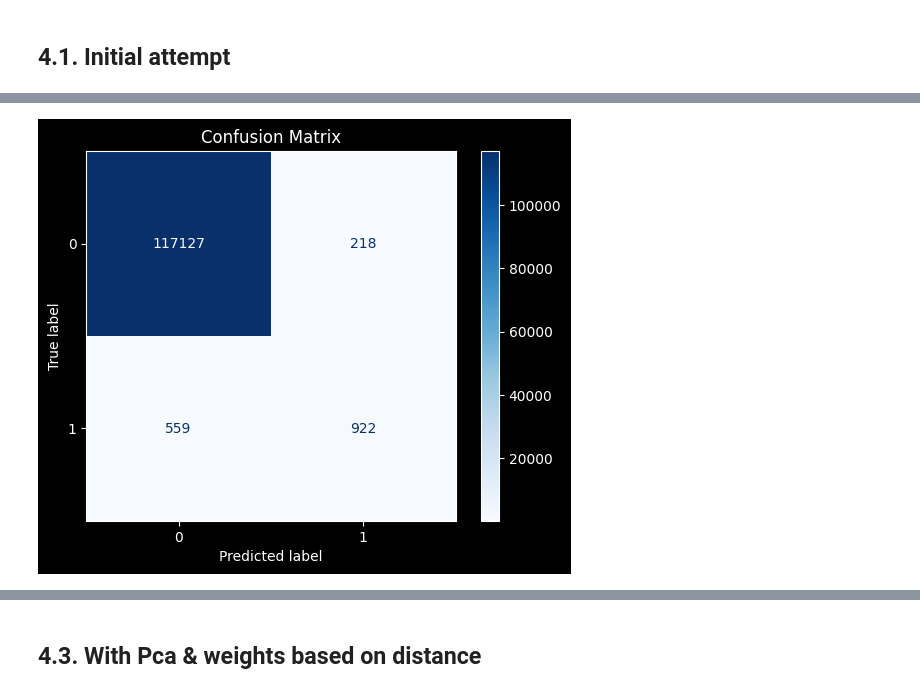
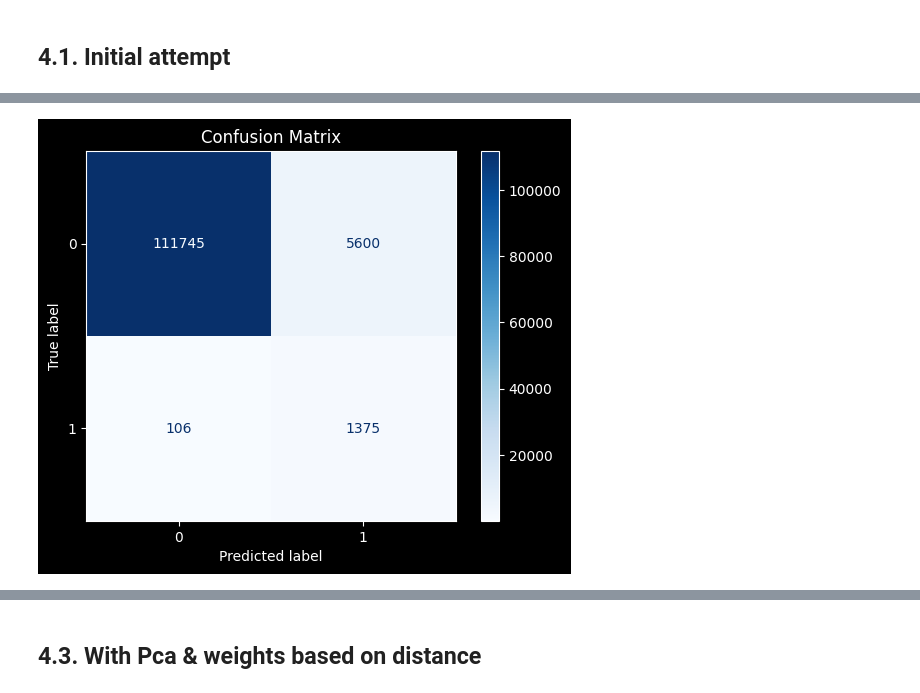
Before and after one commit to koutsompinask/MSC, a Jupyter notebook: semester B/Python/assignment/classification.ipynb, the cells around one changed output, grey strips where cells are left out. Cells and saved outputs as stored; diff of their text form; code cells hidden in the pictures.

Commit message:
python classification, using smote, much better

```diff
--- a/semester B/Python/assignment/classification.ipynb
+++ b/semester B/Python/assignment/classification.ipynb
@@ -241,27 +244,6 @@ X = MaxAbsScaler().fit_transform(X.astype(float))
 # Split the data into train, validation, and test sets
 X_train, X_temp, y_train, y_temp = train_test_split(X, y, test_size=0.4, random_state=42)
 X_valid, X_test, y_valid, y_test = train_test_split(X_temp, y_temp, test_size=0.5, random_state=42)
+
+# Apply SMOTE to the training data
+X_train, y_train = SMOTE(random_state=42).fit_resample(X_train, y_train)
-# %%
-recall_dict = {}
-# Check if the file exists
-if os.path.exists('results/recall_dict.csv'):
-    # Load recall dict from file
-    recall_dict = pd.read_csv('results/recall_dict.csv')
-    recall_dict = recall_dict.set_index('k').to_dict()['recall']
-    recall_dict = {int(k): v for k, v in recall_dict.items()}
-# %%
-if len(recall_dict) == 0:
-    # Loop over different values of k
-    for k in range(2, 21):
-        start_time = time.time()
-        # Setup a k-NN Classifier with k neighbors: knn
-        knn_clf = KNeighborsClassifier(n_neighbors=k)
-
-        # Fit the classifier to the training data
-        knn_clf.fit(X_train, y_train)
-
-        #Compute recall on the test set
-        recall_dict[k] = recall_score(y_valid, knn_clf.predict(X_valid))
-        elapsed_time = time.time() - start_time
-        print(f"Recall for k={k}: {recall_dict[k]} Elapsed time: {elapsed_time:.2f} seconds")
-        #write the recall dict to file
@@ -289,0 +298,3 @@ recall_df.sort_values(by='recall', ascending=False)
+# %%
+recall_df = findBestKBasedOnRecall('results/recall_dict_basic.csv', X_train, y_train, X_valid, y_valid)
+recall_df
@@ -290,19 +339,20 @@ recall_df.sort_values(by='recall', ascending=False)
 # %%
-k = 3  # Number of neighbours
+# get the best k value
+k = recall_df.index[0]  # Number of neighbours
 
 # name that we gave to the "algo" instance
 neighbours_clf = KNeighborsClassifier(n_neighbors=k)
 # Fit the model on the training set
 neighbours_clf.fit(X_train, y_train)
 
 #show results on the test set
 confMat = confusion_matrix(y_test, neighbours_clf.predict(X_test))
 confusion_matrix_display = ConfusionMatrixDisplay(confMat, display_labels=neighbours_clf.classes_)
 confusion_matrix_display.plot(cmap='Blues')
 plt.title('Confusion Matrix')
 plt.show()
 # %% [output]
-[figure, old version]
+[figure, new version]
 # %%
 #print accuracy, precision, recall, f1 score
 print(f"Accuracy: {accuracy_score(y_test, neighbours_clf.predict(X_test)):.2f}")
```
Also changed, not shown: parts of 29 cells of this notebook, 4 other files.
